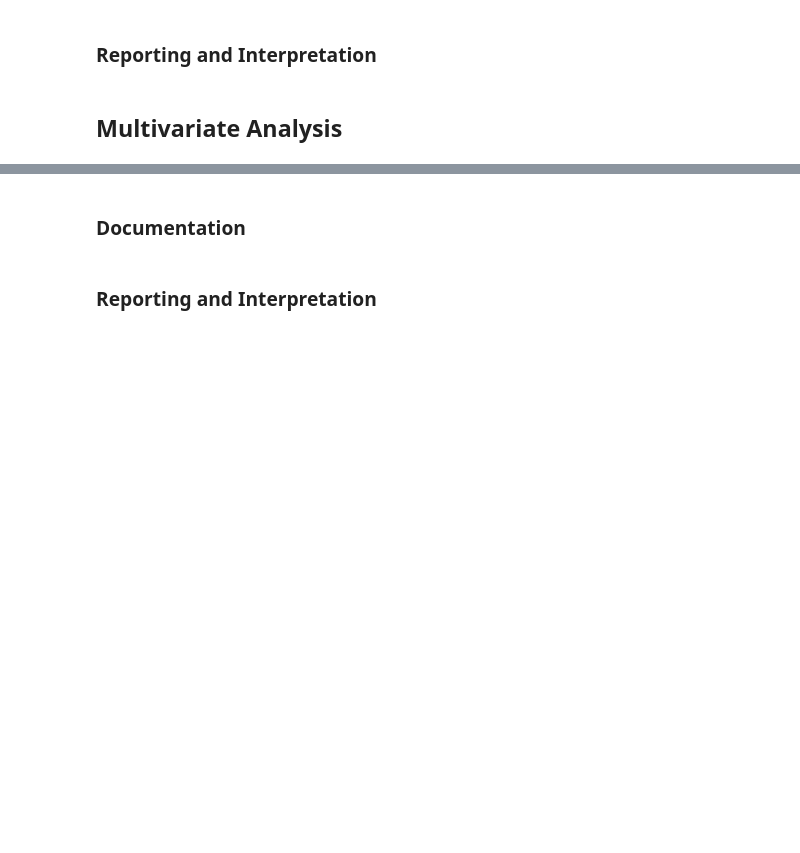
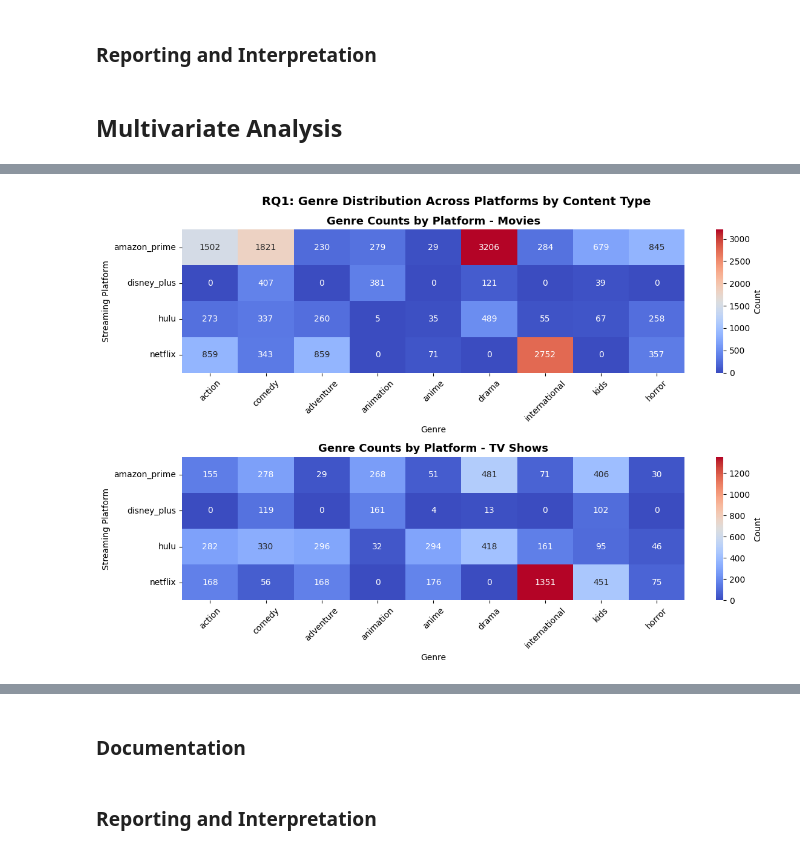
Before and after one commit to karisp94/si618_project, a Jupyter notebook: ProjectPart2.ipynb, the cells around one changed output, grey strips where cells are left out. Saved outputs shown, nothing was run; the diff lists cells and outputs as text; code cells hidden in the pictures; blank space fills up the shorter version.

```diff
--- a/ProjectPart2.ipynb
+++ b/ProjectPart2.ipynb
@@ -272,3 +445,12 @@ netflix            0.696151  0.303849
 ### **Reporting and Interpretation**
 # %% [markdown]
 ## **Multivariate Analysis**
+# %%
+# 1. Are there significant differences in genre distribution across streaming platforms?
+print("RQ1 - PIVOT TABLE: Genre Counts by Platform and Content Type")
+print("=" * 60)
+for content_type in ["Movie", "TV Show"]:
+    subset = streaming_full[streaming_full["movie_or_serie"] == content_type]
+    pivot = subset.groupby("channel_streaming")[genres].sum()
+    print(f"\n--- {content_type}s ---")
+    print(pivot)
@@ -274,0 +475,18 @@ netflix            0.696151  0.303849
+# %%
+# Heatmap: genre x platform, split by content type
+fig, axes = plt.subplots(2, 1, figsize=(12, 8))
+
+for ax, content_type in zip(axes, ["Movie", "TV Show"]):
+    subset = streaming_full[streaming_full["movie_or_serie"] == content_type]
+    pivot = subset.groupby("channel_streaming")[genres].sum()
+    sns.heatmap(pivot, annot=True, fmt=".0f", cmap="coolwarm", ax=ax, cbar_kws={"label": "Count"})
+    ax.set_title(f"Genre Counts by Platform - {content_type}s", fontsize=13, fontweight="bold")
+    ax.set_xlabel("Genre")
+    ax.set_ylabel("Streaming Platform")
+    ax.tick_params(axis="x", rotation=45)
+
+plt.suptitle("RQ1: Genre Distribution Across Platforms by Content Type", fontsize=14, fontweight="bold")
+plt.tight_layout()
+plt.show()
+# %% [output]
+[figure, added]
```
Also changed, not shown: parts of 15 cells of this notebook.
